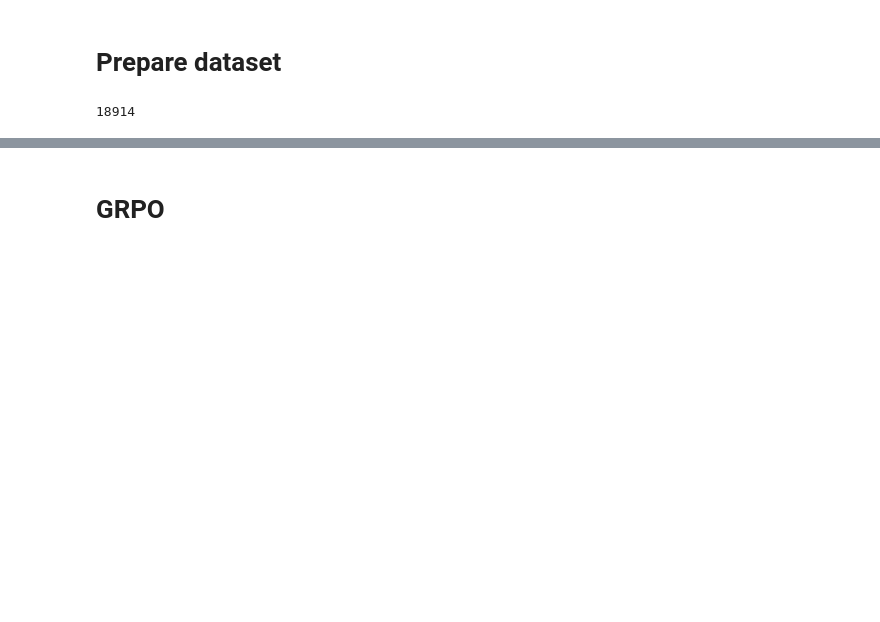
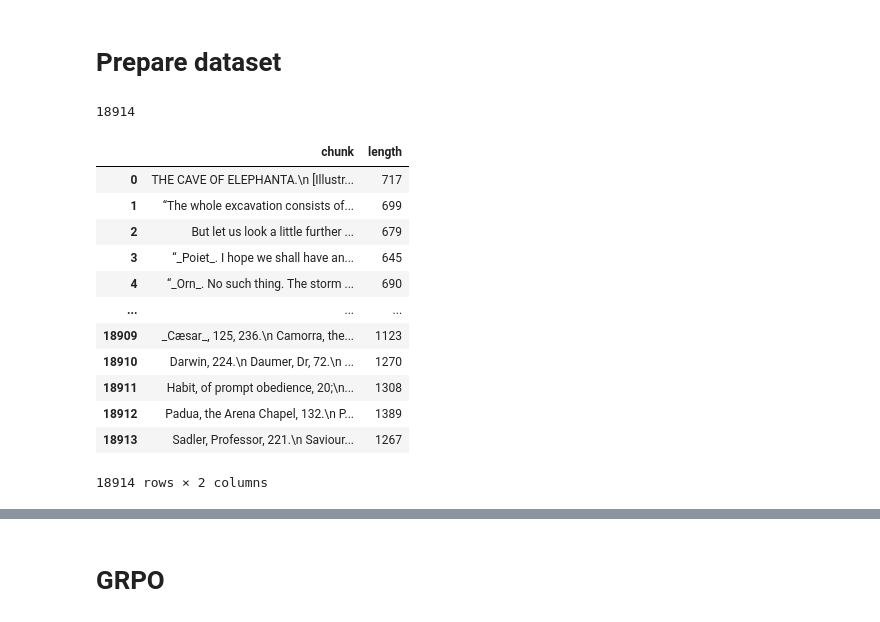
Before and after one commit to epicrunze/yapper, a Jupyter notebook: notebooks/model-training.ipynb, the cells around one changed output, grey strips where cells are left out. Drawn from its saved outputs; the diff is of its cells as text; code cells hidden in the pictures; blank space fills up the shorter version.

Commit message:
updated scripts for extra data preprocessing and no thinking

```diff
--- a/notebooks/model-training.ipynb
+++ b/notebooks/model-training.ipynb
@@ -44,8 +46,8 @@ model, tokenizer = FastLanguageModel.from_pretrained(
     load_in_4bit = False, # False for LoRA 16bit
     fast_inference = True, # Enable vLLM fast inference
     max_lora_rank = lora_rank,
-    gpu_memory_utilization = 0.9, # Reduce if out of memory
-    force_download=True
+    gpu_memory_utilization = 0.6, # Reduce if out of memory
+    # force_download=True
 )
 
 model = FastLanguageModel.get_peft_model(
@@ -163,3 +149,54 @@ with open("/hpc/home/bfa6/work/github/yapper/dataset/chunks.json", "r") as f:
 len(dataset)
 # %% [output]
 18914
+# %%
+def clean_whitespace(text: str) -> str:
+    # Collapse multiple spaces/tabs into a single space
+    text = re.sub(r'[ \t]+', ' ', text)
+    # Collapse multiple newlines into a single newline
+    text = re.sub(r'\n+', '\n', text)
+    # Strip leading/trailing whitespace
+    return text.strip()
+
+
+for data in tqdm(dataset):
+    data["chunk"] = clean_whitespace(data["chunk"])
+# %%
+def get_text_len(text: str):
+    inp = [{"role":"system", "content": system_prompt}, {"role":"user", "content": text}]
+    text = tokenizer.apply_chat_template(
+        inp,
+        tokenize = False,
+        add_generation_prompt=True,
+        enable_thinking=False
+    )
+
+    inputs = tokenizer(text, return_tensors = "pt").to("cuda")
+    return len(inputs["input_ids"][0])
+# %%
+# Check token lengths
+lens = []
+
+for data in tqdm(dataset):
+    length = get_text_len(data["chunk"])
+
+    lens.append({"chunk": data["chunk"], "length": length})
+
+
+df = pd.DataFrame.from_dict(lens)
+
+df
+# %% [output]
+|  | chunk | length |
+| 0 | THE CAVE OF ELEPHANTA.\n [Illustr... | 717 |
+| 1 | “The whole excavation consists of... | 699 |
+| 2 | But let us look a little further ... | 679 |
+| 3 | “_Poiet_. I hope we shall have an... | 645 |
+| 4 | “_Orn_. No such thing. The storm ... | 690 |
+| ... | ... | ... |
+| 18909 | _Cæsar_, 125, 236.\n Camorra, the... | 1123 |
+| 18910 | Darwin, 224.\n Daumer, Dr, 72.\n ... | 1270 |
+| 18911 | Habit, of prompt obedience, 20;\n... | 1308 |
+| 18912 | Padua, the Arena Chapel, 132.\n P... | 1389 |
+| 18913 | Sadler, Professor, 221.\n Saviour... | 1267 |
+18914 rows × 2 columns
```
Also changed, not shown: parts of 29 cells of this notebook, 39 other files.
